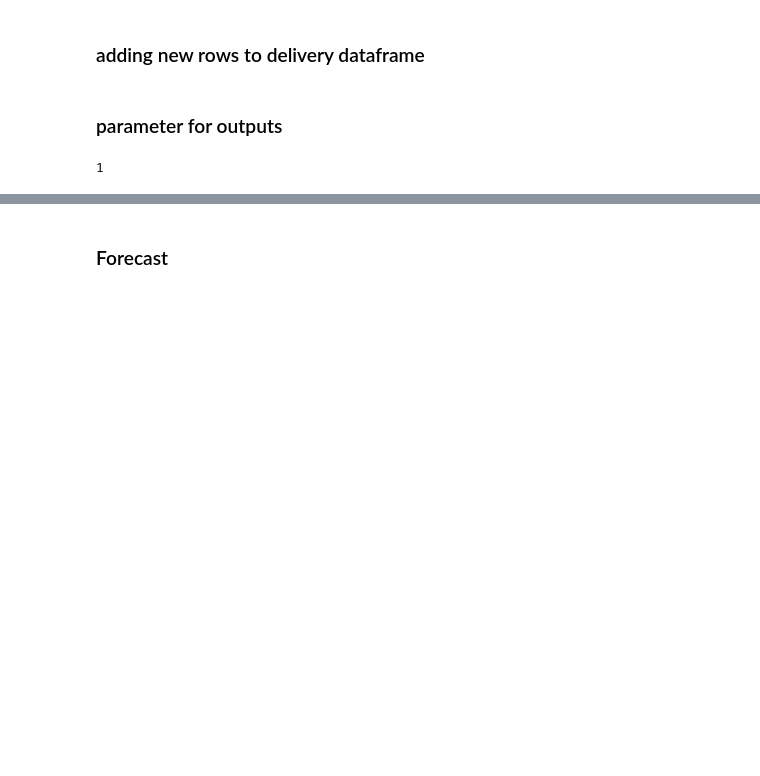
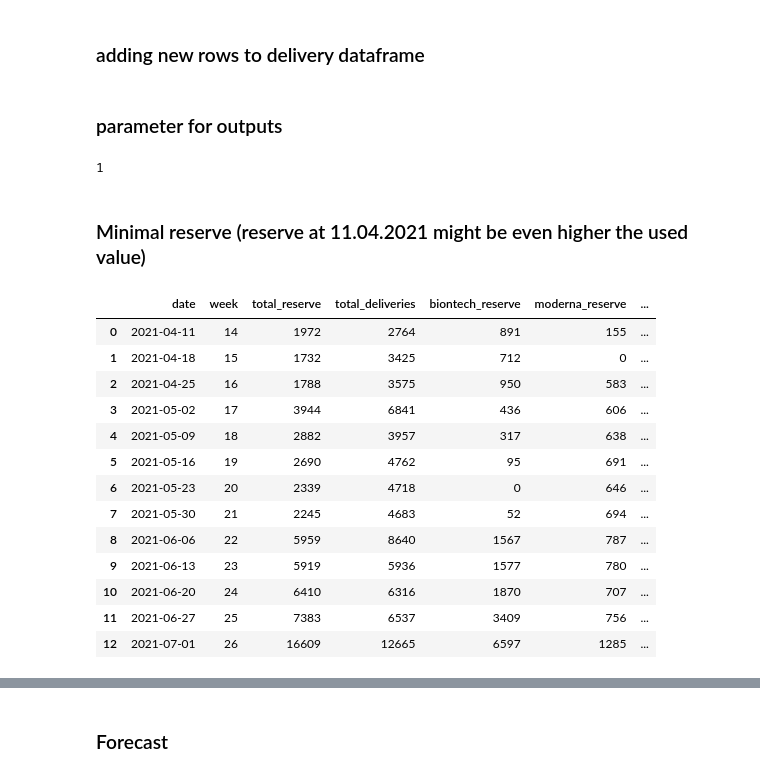
Before and after one commit to ThomasRegier/corona_vaccination_effect_predictor, a Jupyter notebook: Corona-Vaccination-Calculator.ipynb, the cells around one changed output, grey strips where cells are left out. Cells and saved outputs as stored; diff of their text form; code cells hidden in the pictures; blank space fills up the shorter version.

```diff
--- a/Corona-Vaccination-Calculator.ipynb
+++ b/Corona-Vaccination-Calculator.ipynb
@@ -324,3 +321,45 @@ cut_rows = 1 if (cut_rows == 0) else cut_rows
 cut_rows
 # %% [output]
 1
+# %% [markdown]
+### Minimal reserve (reserve at 11.04.2021 might be even higher the used value)
+# %%
+col_vac_cons = ['date','week','dosen_biontech_kumulativ','dosen_moderna_kumulativ','dosen_astrazeneca_kumulativ','johnson_1_cum']
+df_vac_consumption = df_total[col_vac_cons][(df_total['weekday'] == 7)].rename(columns={'johnson_1_cum':'dosen_johnson_kumulativ'}).reset_index()
+df_vac_consumption = df_vac_consumption.append(df_total[col_vac_cons].rename(columns={'johnson_1_cum':'dosen_johnson_kumulativ'}).iloc[-1])
+for vac in vacs:
+    df_vac_consumption[vac+'_consumption'] = (df_vac_consumption['dosen_'+vac+'_kumulativ'] - df_vac_consumption['dosen_'+vac+'_kumulativ'].shift(1))/1000
+    #df_vac_consumption = df_vac_consumption.fillna(0)
+    #df_vac_consumption[vac+'_consumption'] = df_vac_consumption[vac+'_consumption'].astype(int)
+    del df_vac_consumption['dosen_'+vac+'_kumulativ']
+df_vac_delta = df_vac_consumption.merge(df_deliveries,
+                                        on = 'week').fillna(0)
+for vac in vacs:
+    df_vac_delta[vac+'_res_incr'] = df_vac_delta[vac] / 1000 - df_vac_delta[vac+'_consumption']
+    df_vac_delta[vac] = (df_vac_delta[vac] / 1000).astype(int)
+df_vac_delta = df_vac_delta[['date','week']+[vac+'_res_incr' for vac in vacs]+[vac for vac in vacs]]
+for vac in vacs:
+    df_vac_delta[vac+'_reserve'] = 0
+    for i in df_vac_delta.index:
+        if i > 0:
+            df_vac_delta.at[i,vac+'_reserve'] = df_vac_delta.at[i-1,vac+'_reserve'] + df_vac_delta.loc[i,vac+'_res_incr']
+    #df_vac_delta[vac+'_reserve'] = (df_vac_delta[vac+'_res_incr'] + df_vac_delta[vac+'_reserve'].shift(1)).fillna(0)
+    df_vac_delta[vac+'_reserve'] = df_vac_delta[vac+'_reserve'] - df_vac_delta[vac+'_reserve'].min()
+df_vac_delta['total_reserve'] = df_vac_delta[[vac+'_reserve' for vac in vacs]].sum(axis=1)
+df_vac_delta['total_deliveries'] = df_vac_delta[[vac for vac in vacs]].sum(axis=1)
+df_vac_delta[['date','week','total_reserve','total_deliveries']+[vac+'_reserve' for vac in vacs]+[vac for vac in vacs]]
+# %% [output]
+|  | date | week | total_reserve | total_deliveries | biontech_reserve | moderna_reserve | ... |
+| 0 | 2021-04-11 | 14 | 1972 | 2764 | 891 | 155 | ... |
+| 1 | 2021-04-18 | 15 | 1732 | 3425 | 712 | 0 | ... |
+| 2 | 2021-04-25 | 16 | 1788 | 3575 | 950 | 583 | ... |
+| 3 | 2021-05-02 | 17 | 3944 | 6841 | 436 | 606 | ... |
+| 4 | 2021-05-09 | 18 | 2882 | 3957 | 317 | 638 | ... |
+| 5 | 2021-05-16 | 19 | 2690 | 4762 | 95 | 691 | ... |
+| 6 | 2021-05-23 | 20 | 2339 | 4718 | 0 | 646 | ... |
+| 7 | 2021-05-30 | 21 | 2245 | 4683 | 52 | 694 | ... |
+| 8 | 2021-06-06 | 22 | 5959 | 8640 | 1567 | 787 | ... |
+| 9 | 2021-06-13 | 23 | 5919 | 5936 | 1577 | 780 | ... |
+| 10 | 2021-06-20 | 24 | 6410 | 6316 | 1870 | 707 | ... |
+| 11 | 2021-06-27 | 25 | 7383 | 6537 | 3409 | 756 | ... |
+| 12 | 2021-07-01 | 26 | 16609 | 12665 | 6597 | 1285 | ... |
```
Also changed, not shown: parts of 15 cells of this notebook, 4 other files.
